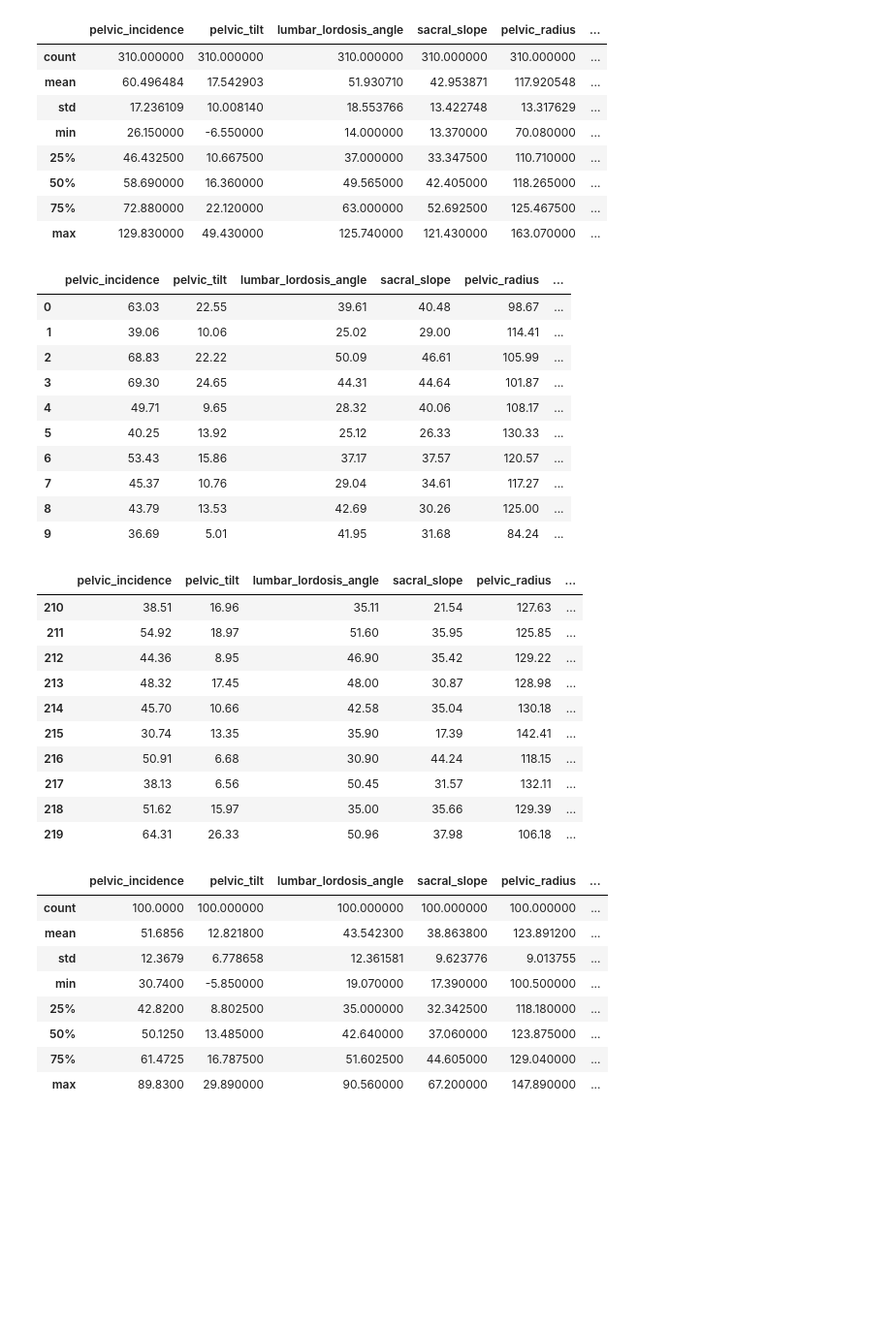
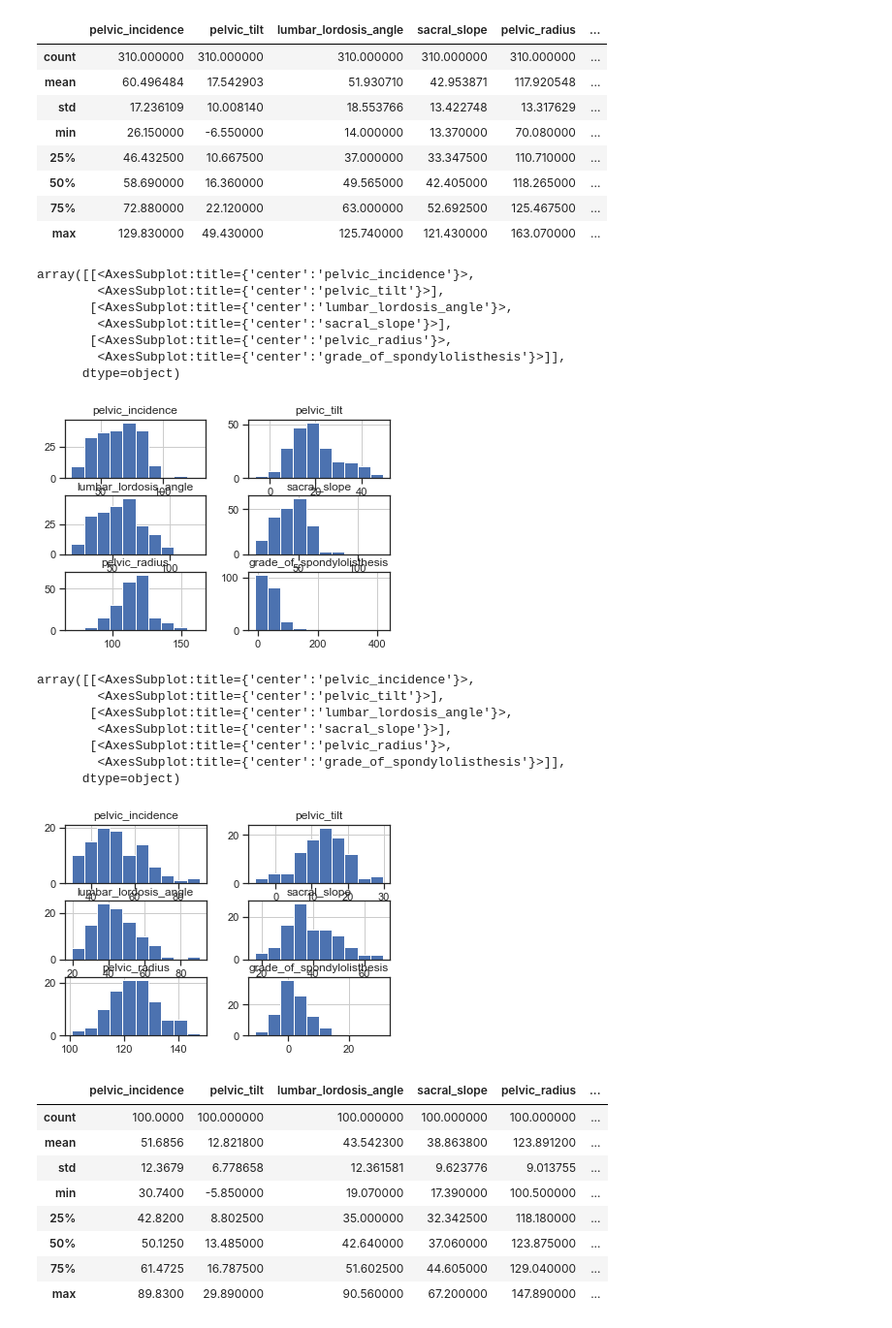
Before and after one commit to sawangsi/Abnormal-Vertebral, a Jupyter notebook: vertrebral-abnormal-anaysis.ipynb, the cells around one changed output. Shown at 97% size. Saved outputs shown, nothing was run; the diff lists cells and outputs as text; code cells hidden in the pictures; blank space fills up the shorter version.

```diff
--- a/vertrebral-abnormal-anaysis.ipynb
+++ b/vertrebral-abnormal-anaysis.ipynb
@@ -52,33 +52,27 @@ vertrebral_df.describe()
 | 75% | 72.880000 | 22.120000 | 63.000000 | 52.692500 | 125.467500 | ... |
 | max | 129.830000 | 49.430000 | 125.740000 | 121.430000 | 163.070000 | ... |
 # %%
-vertrebral_df[vertrebral_df['label']=='AB'].head(10)
+vertrebral_df[vertrebral_df['label']=='AB'].hist()
 # %% [output]
-|  | pelvic_incidence | pelvic_tilt | lumbar_lordosis_angle | sacral_slope | pelvic_radius | ... |
-| 0 | 63.03 | 22.55 | 39.61 | 40.48 | 98.67 | ... |
-| 1 | 39.06 | 10.06 | 25.02 | 29.00 | 114.41 | ... |
-| 2 | 68.83 | 22.22 | 50.09 | 46.61 | 105.99 | ... |
-| 3 | 69.30 | 24.65 | 44.31 | 44.64 | 101.87 | ... |
-| 4 | 49.71 | 9.65 | 28.32 | 40.06 | 108.17 | ... |
-| 5 | 40.25 | 13.92 | 25.12 | 26.33 | 130.33 | ... |
-| 6 | 53.43 | 15.86 | 37.17 | 37.57 | 120.57 | ... |
-| 7 | 45.37 | 10.76 | 29.04 | 34.61 | 117.27 | ... |
-| 8 | 43.79 | 13.53 | 42.69 | 30.26 | 125.00 | ... |
-| 9 | 36.69 | 5.01 | 41.95 | 31.68 | 84.24 | ... |
+array([[<AxesSubplot:title={'center':'pelvic_incidence'}>,
+        <AxesSubplot:title={'center':'pelvic_tilt'}>],
+       [<AxesSubplot:title={'center':'lumbar_lordosis_angle'}>,
+        <AxesSubplot:title={'center':'sacral_slope'}>],
+       [<AxesSubplot:title={'center':'pelvic_radius'}>,
+        <AxesSubplot:title={'center':'grade_of_spondylolisthesis'}>]],
+      dtype=object)
+[figure, added]
 # %%
-vertrebral_df[vertrebral_df['label']=='NO'].head(10)
+vertrebral_df[vertrebral_df['label']=='NO'].hist()
 # %% [output]
-|  | pelvic_incidence | pelvic_tilt | lumbar_lordosis_angle | sacral_slope | pelvic_radius | ... |
-| 210 | 38.51 | 16.96 | 35.11 | 21.54 | 127.63 | ... |
-| 211 | 54.92 | 18.97 | 51.60 | 35.95 | 125.85 | ... |
-| 212 | 44.36 | 8.95 | 46.90 | 35.42 | 129.22 | ... |
-| 213 | 48.32 | 17.45 | 48.00 | 30.87 | 128.98 | ... |
-| 214 | 45.70 | 10.66 | 42.58 | 35.04 | 130.18 | ... |
-| 215 | 30.74 | 13.35 | 35.90 | 17.39 | 142.41 | ... |
-| 216 | 50.91 | 6.68 | 30.90 | 44.24 | 118.15 | ... |
-| 217 | 38.13 | 6.56 | 50.45 | 31.57 | 132.11 | ... |
-| 218 | 51.62 | 15.97 | 35.00 | 35.66 | 129.39 | ... |
-| 219 | 64.31 | 26.33 | 50.96 | 37.98 | 106.18 | ... |
+array([[<AxesSubplot:title={'center':'pelvic_incidence'}>,
+        <AxesSubplot:title={'center':'pelvic_tilt'}>],
+       [<AxesSubplot:title={'center':'lumbar_lordosis_angle'}>,
+        <AxesSubplot:title={'center':'sacral_slope'}>],
+       [<AxesSubplot:title={'center':'pelvic_radius'}>,
+        <AxesSubplot:title={'center':'grade_of_spondylolisthesis'}>]],
+      dtype=object)
+[figure, added]
 # %%
 vertrebral_df[vertrebral_df['label']=='NO'].describe()
 # %% [output]
```
Also changed, not shown: parts of 10 cells of this notebook.
